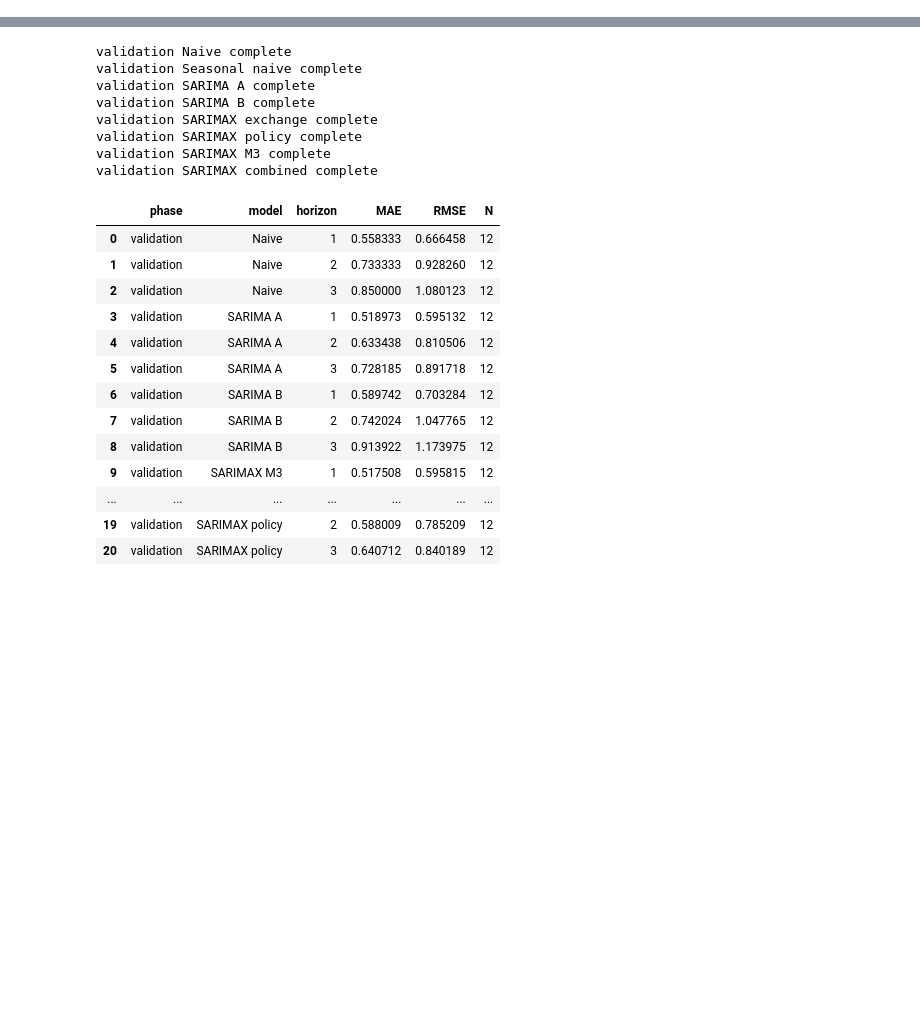
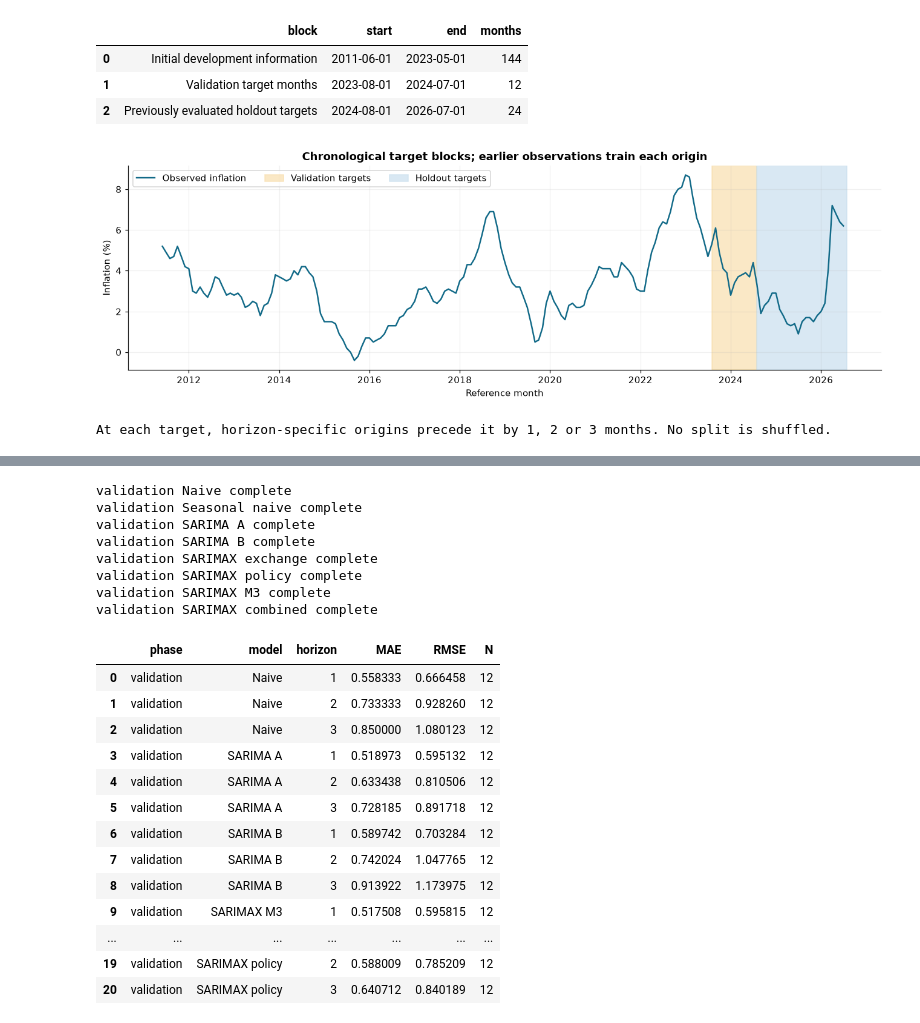
Before and after one commit to bonesbonesbonesbones/philippine_inflation_observatory, a Jupyter notebook: notebooks/02_model_development.ipynb, the cells around one changed output, grey strips where cells are left out. Saved outputs shown, nothing was run; the diff lists cells and outputs as text; code cells hidden in the pictures; blank space fills up the shorter version.

```diff
--- a/notebooks/02_model_development.ipynb
+++ b/notebooks/02_model_development.ipynb
@@ -42,0 +136,27 @@ The source data may contain later revisions. These controls do not establish his
+# %%
+features = ['exchange_rate','policy_rate','m3_growth']
+# For target t+h, shift(5) uses predictor t+h-5, no later than origin-2.
+X = data[features].shift(5)
+start = X.dropna().index[0]
+y = data.inflation.loc[start:]
+X = X.loc[start:]
+assert X.notna().all().all()
+test_months = y.index[-24:]
+validation_months = y.index[-36:-24]
+print('Validation targets:',validation_months[0], 'to', validation_months[-1])
+print('Final test targets:',test_months[0], 'to', test_months[-1])
+development_end=validation_months[0]-pd.DateOffset(months=3)
+development=y.loc[:development_end]
+display(pd.DataFrame([
+    {'block':'Initial development information','start':y.index[0],'end':development_end,'months':len(development)},
+    {'block':'Validation target months','start':validation_months[0],'end':validation_months[-1],'months':len(validation_months)},
+    {'block':'Previously evaluated holdout targets','start':test_months[0],'end':test_months[-1],'months':len(test_months)}]))
+fig,ax=plt.subplots(figsize=(12,4))
+ax.plot(y.index,y,color=COLORS[0],lw=1.6,label='Observed inflation')
+ax.axvspan(validation_months[0],validation_months[-1]+pd.offsets.MonthEnd(0),color='#f7d9a0',alpha=.6,label='Validation targets')
+ax.axvspan(test_months[0],test_months[-1]+pd.offsets.MonthEnd(0),color='#c9dfee',alpha=.7,label='Holdout targets')
+ax.set(title='Chronological target blocks; earlier observations train each origin',ylabel='Inflation (%)',xlabel='Reference month')
+ax.legend(loc='upper left',ncol=3)
+show_plot(fig,'02_experiment_timeline')
+print('At each target, horizon-specific origins precede it by 1, 2 or 3 months. No split is shuffled.')
+# %% [output]
@@ -42,0 +165,6 @@ The source data may contain later revisions. These controls do not establish his
+|  | block | start | end | months |
+| 0 | Initial development information | 2011-06-01 | 2023-05-01 | 144 |
+| 1 | Validation target months | 2023-08-01 | 2024-07-01 | 12 |
+| 2 | Previously evaluated holdout targets | 2024-08-01 | 2026-07-01 | 24 |
+[figure, added]
+At each target, horizon-specific origins precede it by 1, 2 or 3 months. No split is shuffled.
```
Also changed, not shown: parts of 35 cells of this notebook, 34 other files.
